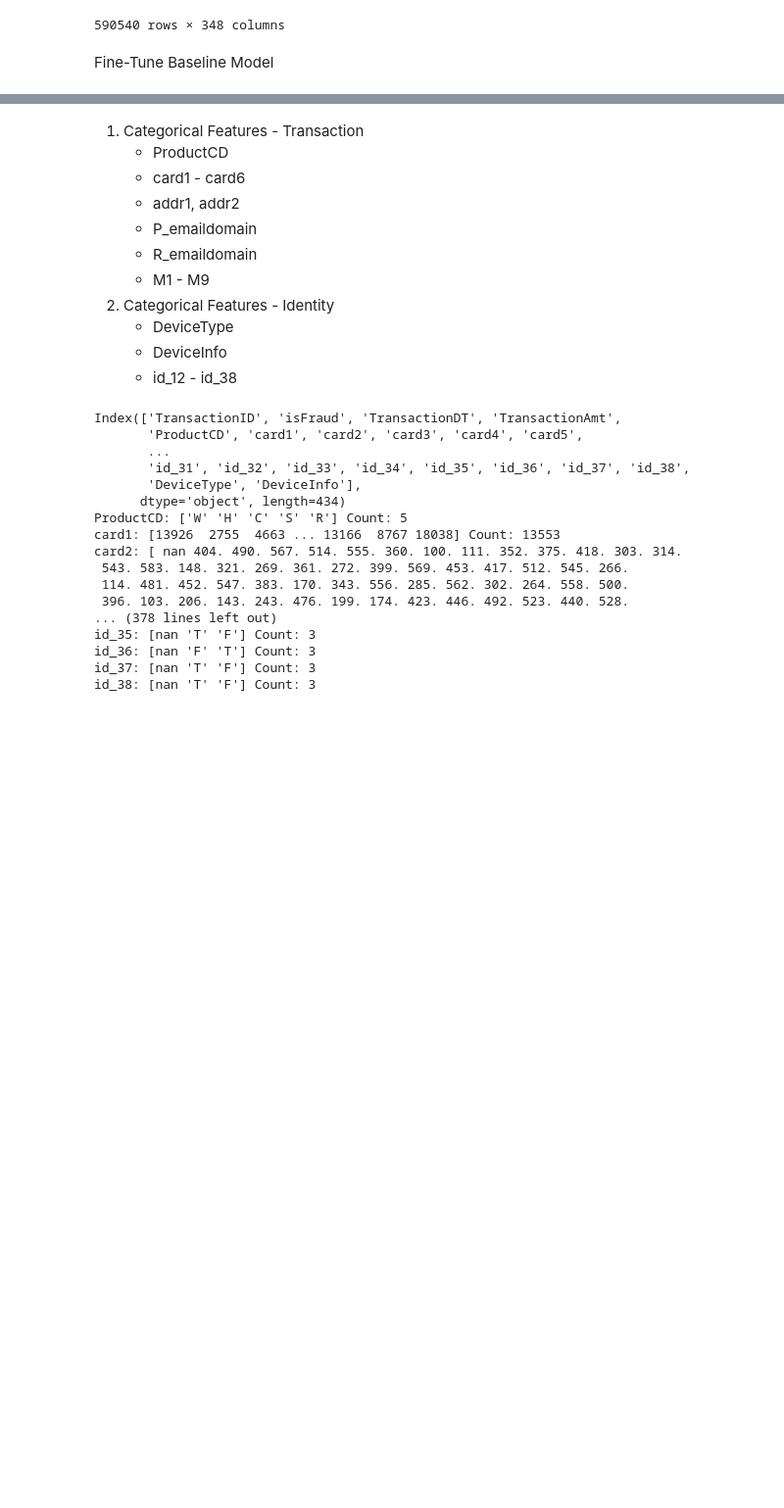
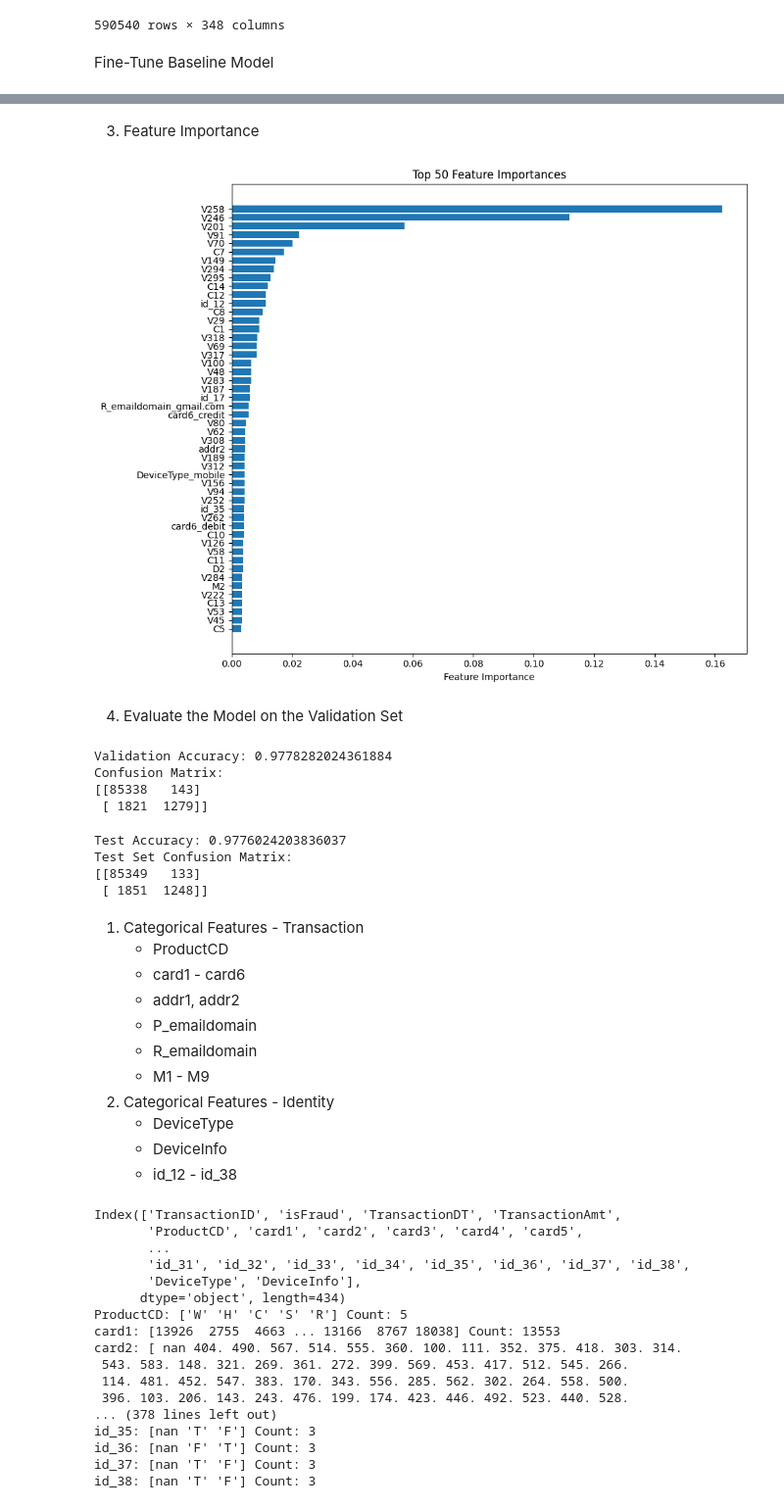
Before and after one commit to Henry-s-Final-Year-Project/Fraud-Detection-Analysis, a Jupyter notebook: Prototype/fraud_detection_model.ipynb, the cells around one changed output, grey strips where cells are left out. Shown at 98% size. Cells and saved outputs as stored; diff of their text form; code cells hidden in the pictures; blank space fills up the shorter version.

Commit message:
added machine learning algo

```diff
--- a/Prototype/fraud_detection_model.ipynb
+++ b/Prototype/fraud_detection_model.ipynb
@@ -401,0 +415,15 @@ Fine-Tune Baseline Model
+# %%
+from xgboost import XGBClassifier
+
+# Initialize XGBoost model
+model = XGBClassifier(
+    objective='binary:logistic',
+    eval_metric='logloss',
+    max_depth=6,  # Adjust as needed
+    learning_rate=0.1,
+    n_estimators=100,
+    subsample=0.8,  # Regularization via subsampling
+    colsample_bytree=0.8  # Regularization via subsampling columns
+)
+
+model.fit(X_train, y_train)
@@ -402,3 +442,66 @@ Fine-Tune Baseline Model
+# %% [markdown]
+3. Feature Importance
+# %%
+import matplotlib.pyplot as plt
+import numpy as np
+
+feature_importance = model.feature_importances_
+
+sorted_idx = np.argsort(feature_importance)[::-1]
+top_n = 50
+top_features = [X.columns[i] for i in sorted_idx[:top_n]]
+top_importance = feature_importance[sorted_idx[:top_n]]
+
+# Plot the top features
+plt.figure(figsize=(10, 8))  # Adjust the figure size for better visibility
+plt.barh(top_features, top_importance)
+plt.xlabel("Feature Importance")
+plt.title("Top 50 Feature Importances")
+plt.gca().invert_yaxis()
+
+# Rotate y-axis labels for better readability
+plt.yticks(rotation=0)  # Rotate labels horizontally for better spacing
+
+plt.tight_layout()  # Adjust layout to avoid overlapping
+plt.show()
+# %% [output]
+[figure, added]
+# %% [markdown]
+4. Evaluate the Model on the Validation Set
+# %%
+from sklearn.metrics import accuracy_score, confusion_matrix
+
+# Make predictions on the validation set
+y_val_pred = model.predict(X_val)
+
+# Calculate accuracy
+print(f'Validation Accuracy: {accuracy_score(y_val, y_val_pred)}')
+
+# Confusion matrix
+cm = confusion_matrix(y_val, y_val_pred)
+print('Confusion Matrix:')
+print(cm)
+# %% [output]
+Validation Accuracy: 0.9778282024361884
+Confusion Matrix:
+[[85338   143]
+ [ 1821  1279]]
+# %%
+# Make predictions on the test set
+y_test_pred = model.predict(X_test)
+
+# Calculate accuracy
+print(f'Test Accuracy: {accuracy_score(y_test, y_test_pred)}')
+
+# Confusion matrix
+cm_test = confusion_matrix(y_test, y_test_pred)
+print('Test Set Confusion Matrix:')
+print(cm_test)
+# %% [output]
+Test Accuracy: 0.9776024203836037
+Test Set Confusion Matrix:
+[[85349   133]
+ [ 1851  1248]]
 # %% [markdown]
 1. Categorical Features - Transaction
     - ProductCD
```
Also changed, not shown: parts of 5 cells of this notebook.
